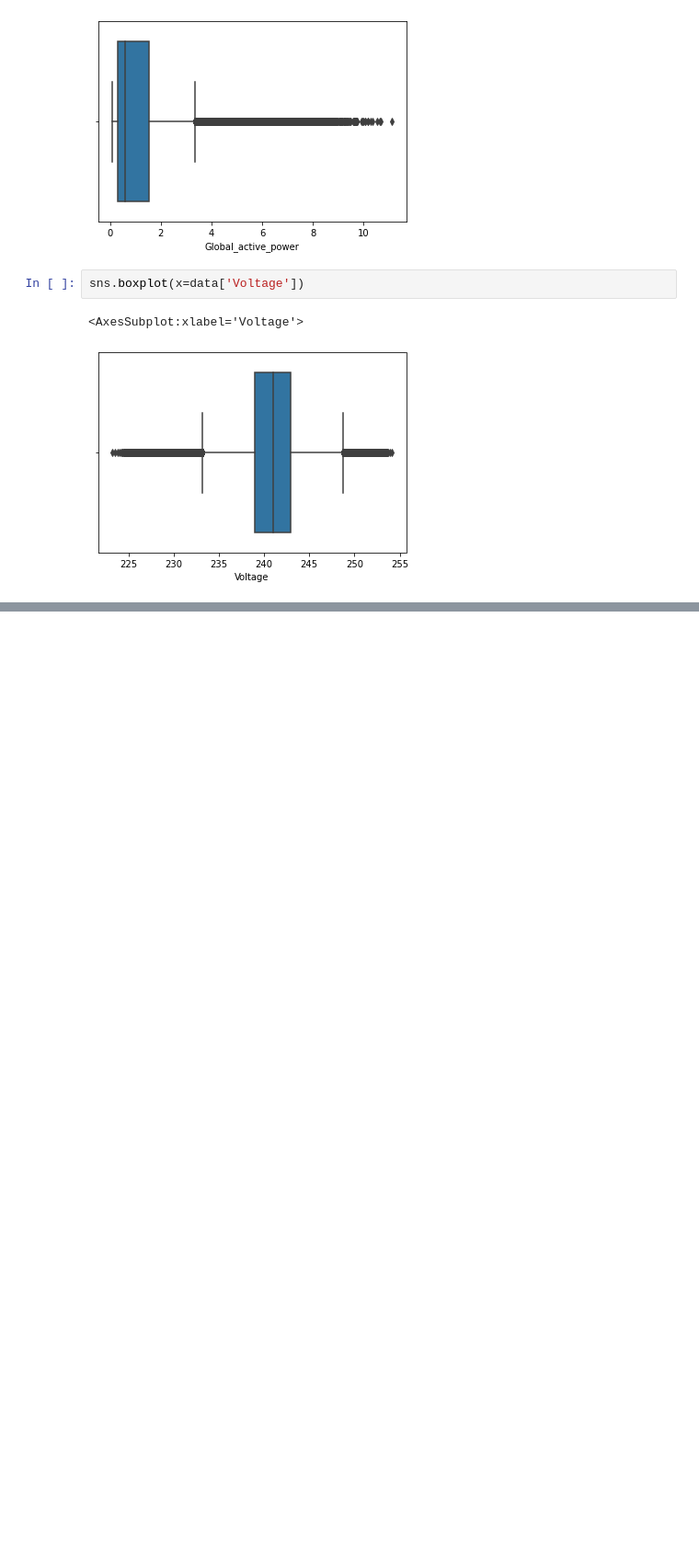
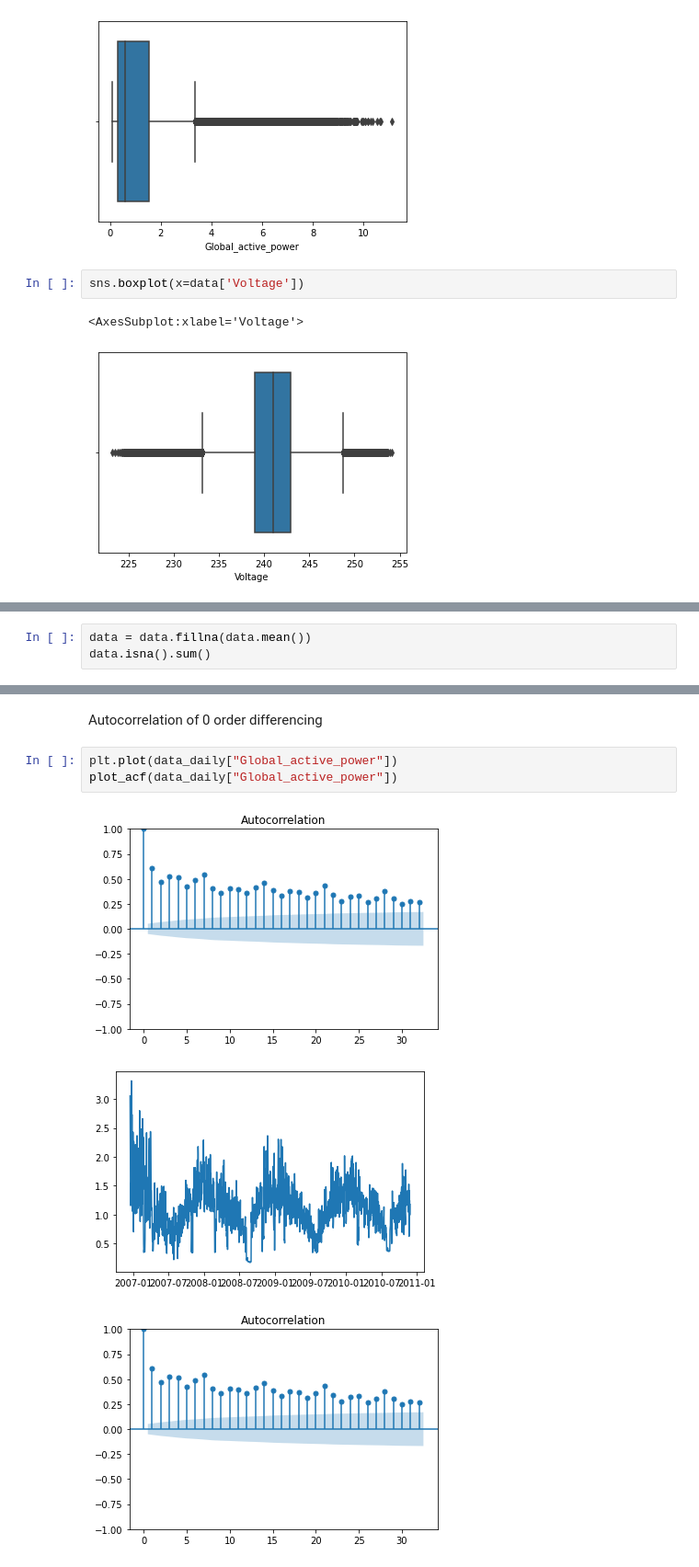
Before and after one commit to tjaros/ml-epc-project, a Jupyter notebook: analysis.ipynb, the cells around one changed output, grey strips where cells are left out. Shown at 92% size. Cells and saved outputs as stored; diff of their text form; blank space fills up the shorter version.

```diff
--- a/analysis.ipynb
+++ b/analysis.ipynb
@@ -125,0 +141,3 @@ Series([], Name: Sub_metering_3, dtype: float64)
+# %%
+data = data.fillna(data.mean())
+data.isna().sum()
@@ -125,0 +235,9 @@ Series([], Name: Sub_metering_3, dtype: float64)
+# %% [markdown]
+Autocorrelation of 0 order differencing
+# %%
+plt.plot(data_daily["Global_active_power"])
+plot_acf(data_daily["Global_active_power"])
+# %% [output]
+[figure, added]
+[figure, added]
+[figure, added]
```
Also changed, not shown: parts of 51 cells of this notebook.
